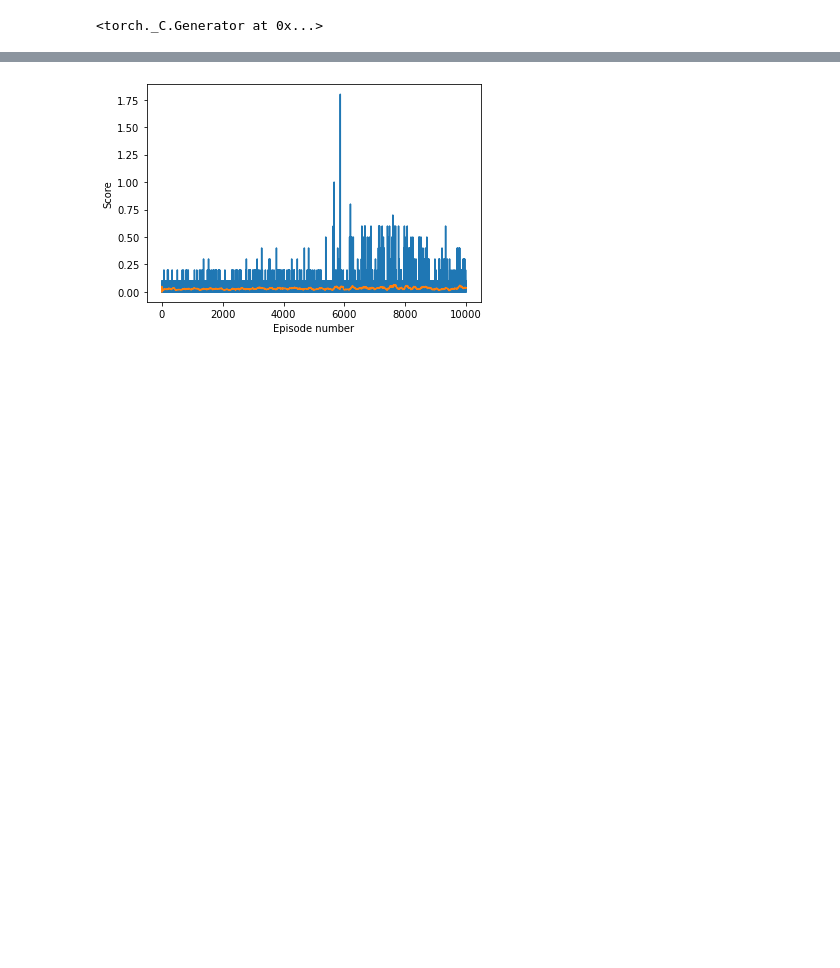
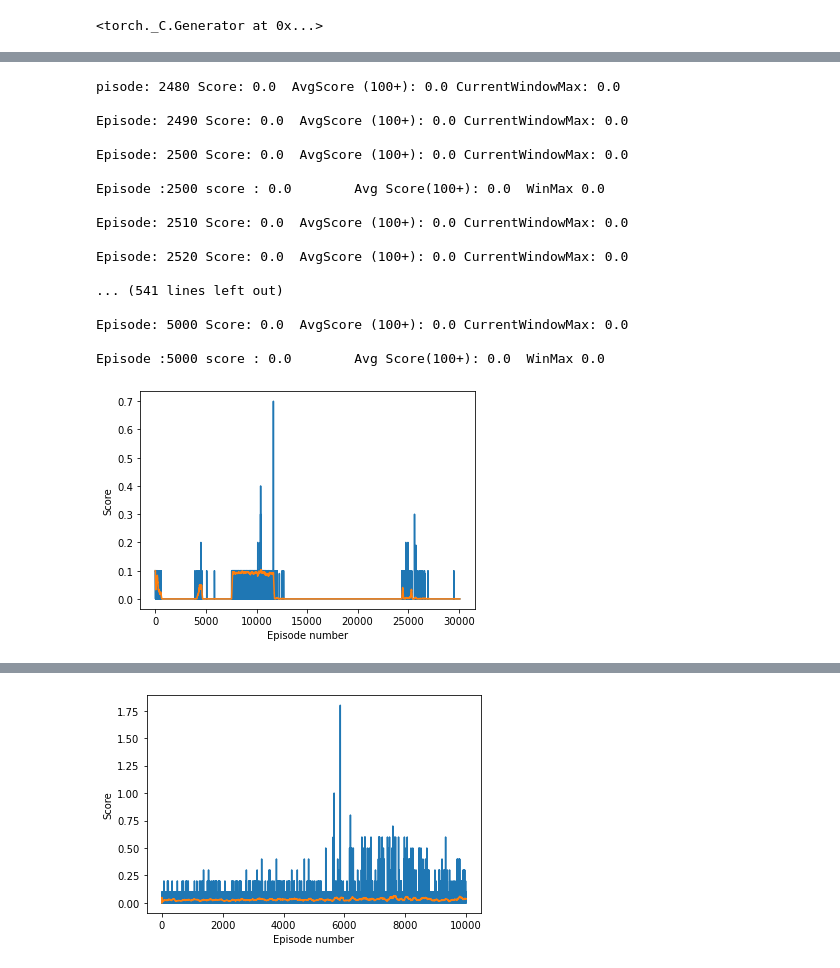
Before and after one commit to SENC/AiTennis, a Jupyter notebook: sourcecode/Tennis.ipynb, the cells around one changed output, grey strips where cells are left out. Cells and saved outputs as stored; diff of their text form; code cells hidden in the pictures; blank space fills up the shorter version.

```diff
--- a/sourcecode/Tennis.ipynb
+++ b/sourcecode/Tennis.ipynb
@@ -369,0 +416,23 @@ Episode :5000 score : 0.10000000149011612        Avg Score(100+): 0.036000000536
+# %%
+trainMultiAgents(env,colabAI,episodes_score,scores_window,avg_score,n_episodes=5000)
+save_model_weights(colabAI)
+showGraph(episodes_score,avg_score)
+# %% [output]
+pisode: 2480 Score: 0.0  AvgScore (100+): 0.0 CurrentWindowMax: 0.0
+
+Episode: 2490 Score: 0.0  AvgScore (100+): 0.0 CurrentWindowMax: 0.0
+
+Episode: 2500 Score: 0.0  AvgScore (100+): 0.0 CurrentWindowMax: 0.0
+
+Episode :2500 score : 0.0        Avg Score(100+): 0.0  WinMax 0.0
+
+Episode: 2510 Score: 0.0  AvgScore (100+): 0.0 CurrentWindowMax: 0.0
+
+Episode: 2520 Score: 0.0  AvgScore (100+): 0.0 CurrentWindowMax: 0.0
+
+... (541 lines left out)
+
+Episode: 5000 Score: 0.0  AvgScore (100+): 0.0 CurrentWindowMax: 0.0
+
+Episode :5000 score : 0.0        Avg Score(100+): 0.0  WinMax 0.0
+[figure, added]
```
Also changed, not shown: parts of 23 cells of this notebook, 20 other files.
